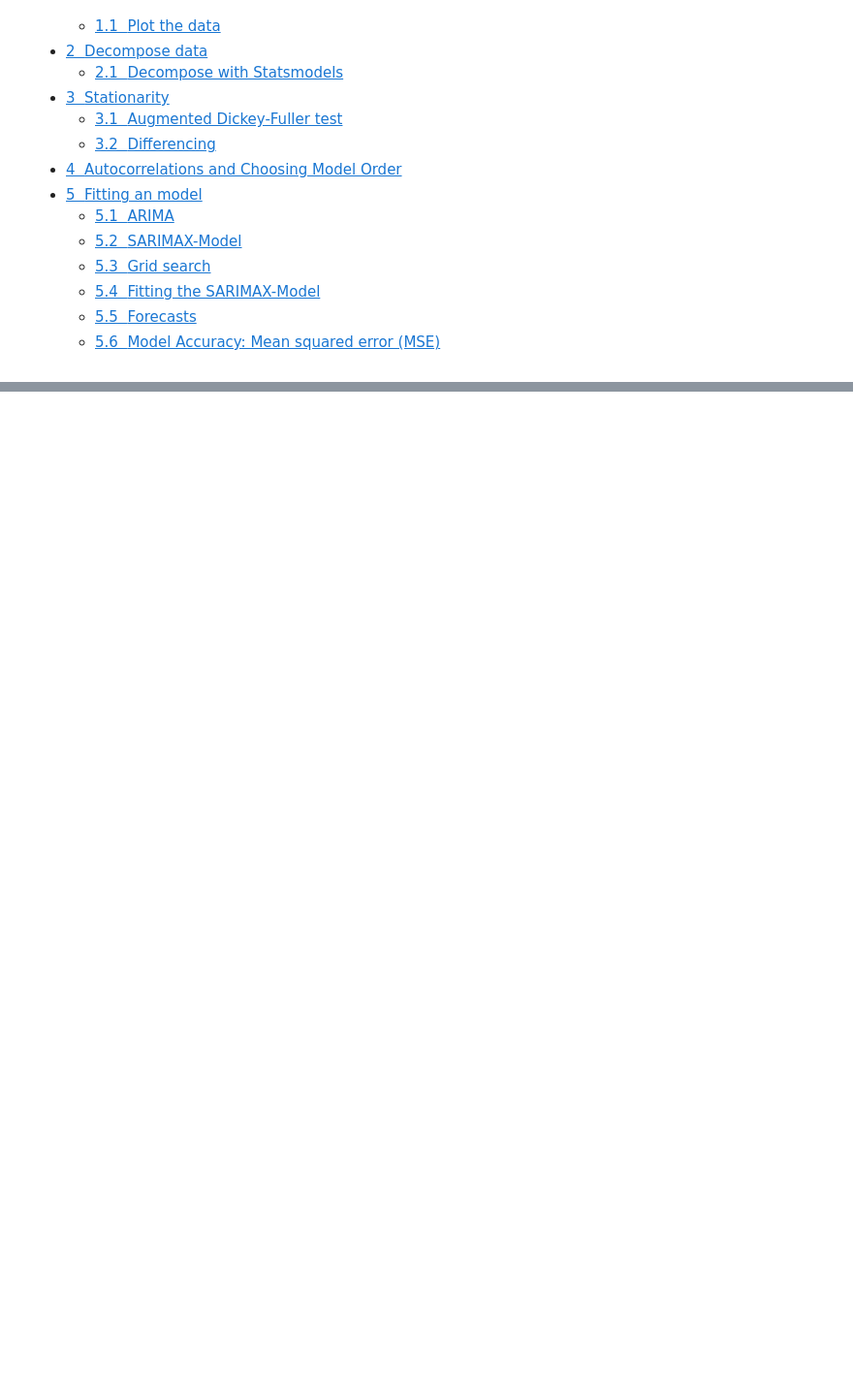
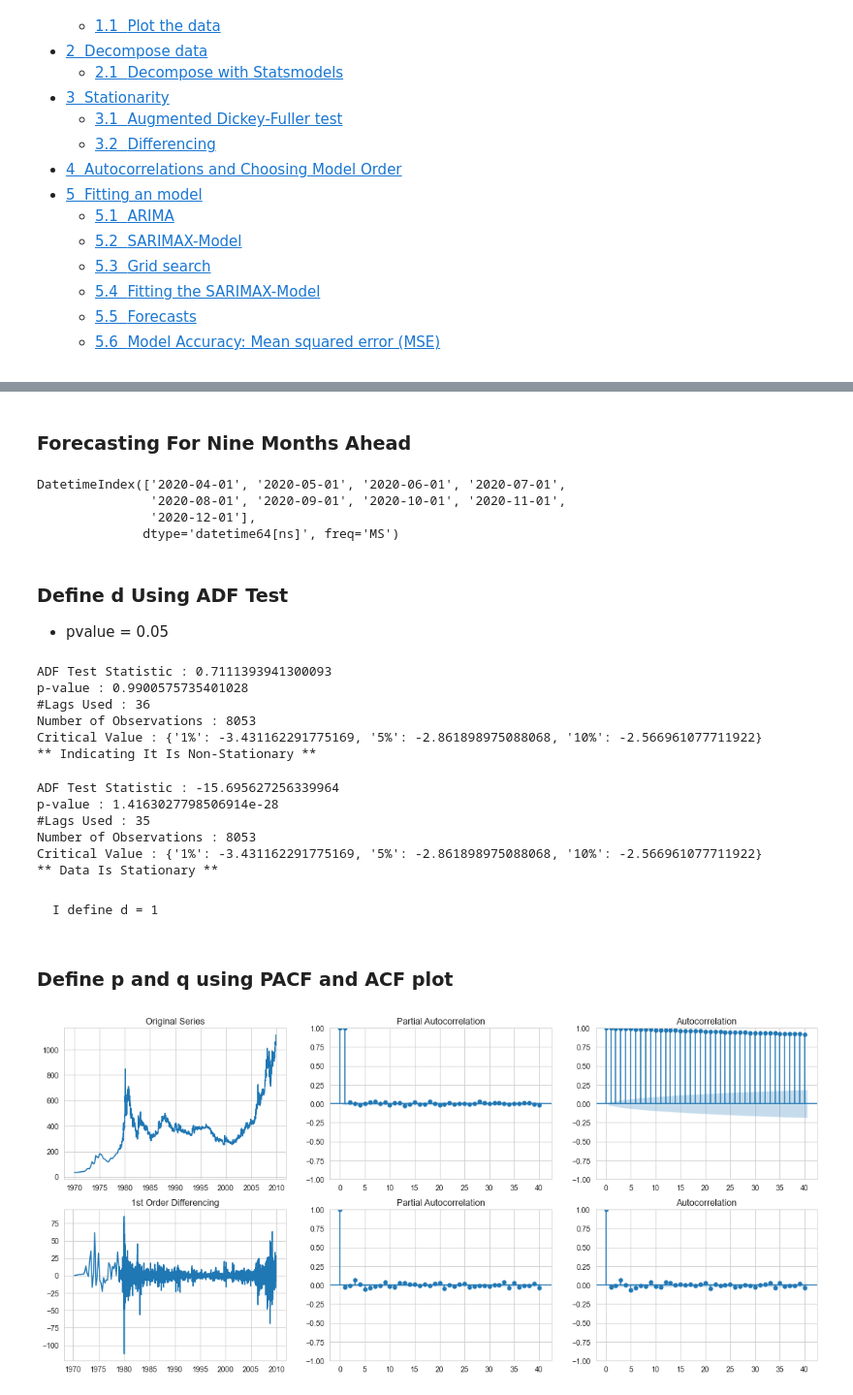
Before and after one commit to Asma-Zahouani/TimeSeriesProject, a Jupyter notebook: index.ipynb, the cells around one changed output, grey strips where cells are left out. Shown at 97% size. Saved outputs shown, nothing was run; the diff lists cells and outputs as text; code cells hidden in the pictures; blank space fills up the shorter version.

```diff
--- a/index.ipynb
+++ b/index.ipynb
@@ -3,0 +101,6 @@
+# %%
+X_train = gold[:8090]
+X_test = gold[8090:]
+
+print("X_train Shape", X_train.shape)
+print("X_test Shape", X_test.shape)
@@ -3,0 +110,74 @@
+# %% [markdown]
+### Forecasting For Nine Months Ahead
+# %%
+X_train = X_train[['Date', 'Value']]
+X_test = X_test[['Date', 'Value']]
+
+X_train.set_index('Date', inplace=True)
+X_test.set_index('Date', inplace=True)
+# %%
+index_9_months = pd.date_range(X_test.index[-1], freq='MS', periods=9)
+index_9_months
+# %% [output]
+DatetimeIndex(['2020-04-01', '2020-05-01', '2020-06-01', '2020-07-01',
+               '2020-08-01', '2020-09-01', '2020-10-01', '2020-11-01',
+               '2020-12-01'],
+              dtype='datetime64[ns]', freq='MS')
+# %% [markdown]
+### Define d Using ADF Test
+- pvalue = 0.05
+# %%
+def define_d(data):
+    X_train = adfuller(data, autolag='AIC')
+    adf = X_train[0]
+    pvalue = X_train[1]
+    critical_value = X_train[4]['5%']
+    labels = ['ADF Test Statistic','p-value','#Lags Used','Number of Observations', 'Critical Value']
+    for value,label in zip(X_train,labels):
+        print(label+' : '+str(value) )
+
+    if (pvalue < 0.05):
+        print("** Data Is Stationary **")
+    else:
+        print("** Indicating It Is Non-Stationary **")
+
+define_d(X_train)
+# %% [output]
+ADF Test Statistic : 0.7111393941300093
+p-value : 0.9900575735401028
+#Lags Used : 36
+Number of Observations : 8053
+Critical Value : {'1%': -3.431162291775169, '5%': -2.861898975088068, '10%': -2.566961077711922}
+** Indicating It Is Non-Stationary **
+# %%
+data_diff = X_train.diff()
+data_diff.dropna(inplace=True)
+define_d(data_diff)
+# %% [output]
+ADF Test Statistic : -15.695627256339964
+p-value : 1.4163027798506914e-28
+#Lags Used : 35
+Number of Observations : 8053
+Critical Value : {'1%': -3.431162291775169, '5%': -2.861898975088068, '10%': -2.566961077711922}
+** Data Is Stationary **
+# %% [markdown]
+    I define d = 1
+# %% [markdown]
+### Define p and q using PACF and ACF plot
+# %%
+plt.rcParams.update({'figure.figsize':(18,8), 'figure.dpi':75})
+
+# Original Series
+fig, axes = plt.subplots(2, 3)
+axes[0, 0].plot(X_train); axes[0, 0].set_title('Original Series')
+plot_pacf(X_train, ax=axes[0, 1])
+plot_acf(X_train, ax=axes[0, 2])
+
+# 1st Differencing
+axes[1, 0].plot(X_train.diff()); axes[1, 0].set_title('1st Order Differencing')
+plot_pacf(X_train.diff().dropna(), ax=axes[1, 1])
+plot_acf(X_train.diff().dropna(), ax=axes[1, 2])
+
+plt.show()
+# %% [output]
+[figure, added]
```
Also changed, not shown: parts of 37 cells of this notebook, 3 other files.
